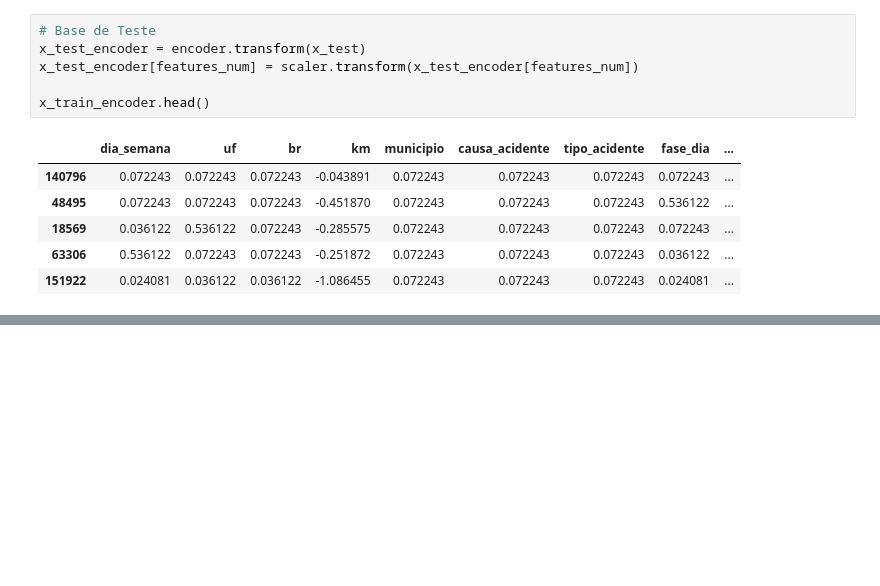
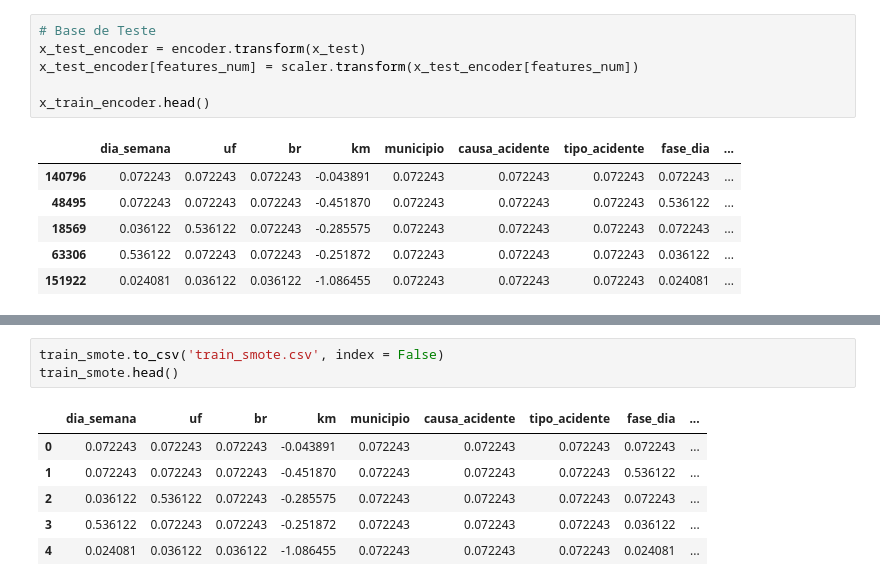
Before and after one commit to Muniz97/Data-Science---Federal-road-accidents---Brazil, a Jupyter notebook: 3 - Preprocessing/Federal_Accidents_Preprocessing.ipynb, the cells around one changed output, grey strips where cells are left out. Drawn from its saved outputs; the diff is of its cells as text; blank space fills up the shorter version.

```diff
--- a/3 - Preprocessing/Federal_Accidents_Preprocessing.ipynb
+++ b/3 - Preprocessing/Federal_Accidents_Preprocessing.ipynb
@@ -154,0 +159,10 @@ SelectKBest(k=8)
+# %%
+train_smote.to_csv('train_smote.csv', index = False)
+train_smote.head()
+# %% [output]
+|  | dia_semana | uf | br | km | municipio | causa_acidente | tipo_acidente | fase_dia | ... |
+| 0 | 0.072243 | 0.072243 | 0.072243 | -0.043891 | 0.072243 | 0.072243 | 0.072243 | 0.072243 | ... |
+| 1 | 0.072243 | 0.072243 | 0.072243 | -0.451870 | 0.072243 | 0.072243 | 0.072243 | 0.536122 | ... |
+| 2 | 0.036122 | 0.536122 | 0.072243 | -0.285575 | 0.072243 | 0.072243 | 0.072243 | 0.072243 | ... |
+| 3 | 0.536122 | 0.072243 | 0.072243 | -0.251872 | 0.072243 | 0.072243 | 0.072243 | 0.036122 | ... |
+| 4 | 0.024081 | 0.036122 | 0.036122 | -1.086455 | 0.072243 | 0.072243 | 0.072243 | 0.024081 | ... |
```
Also changed, not shown: parts of 21 cells of this notebook.
